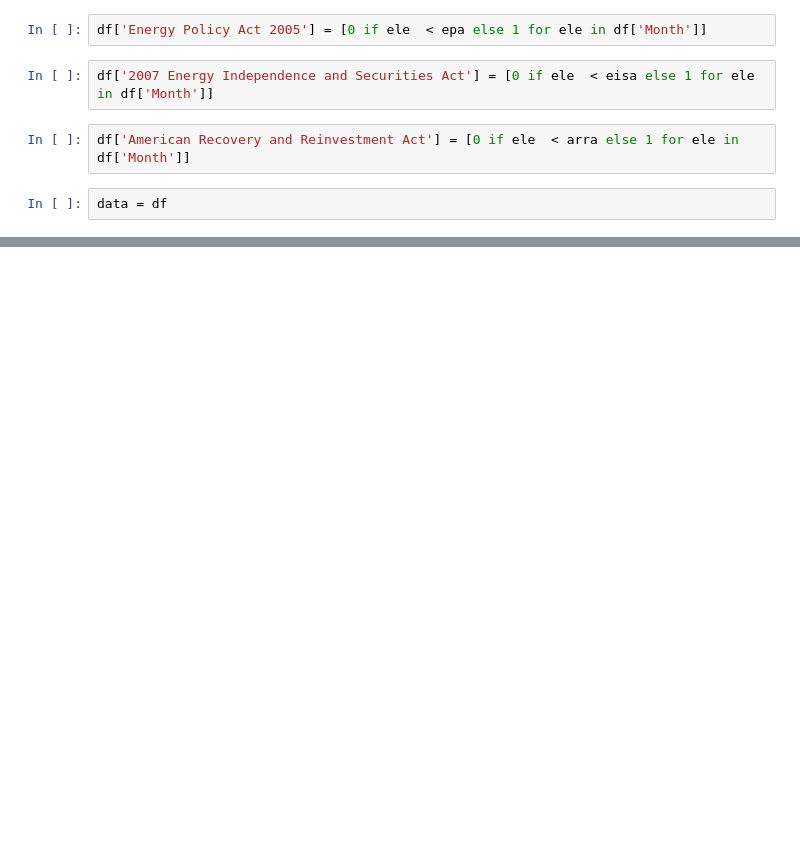
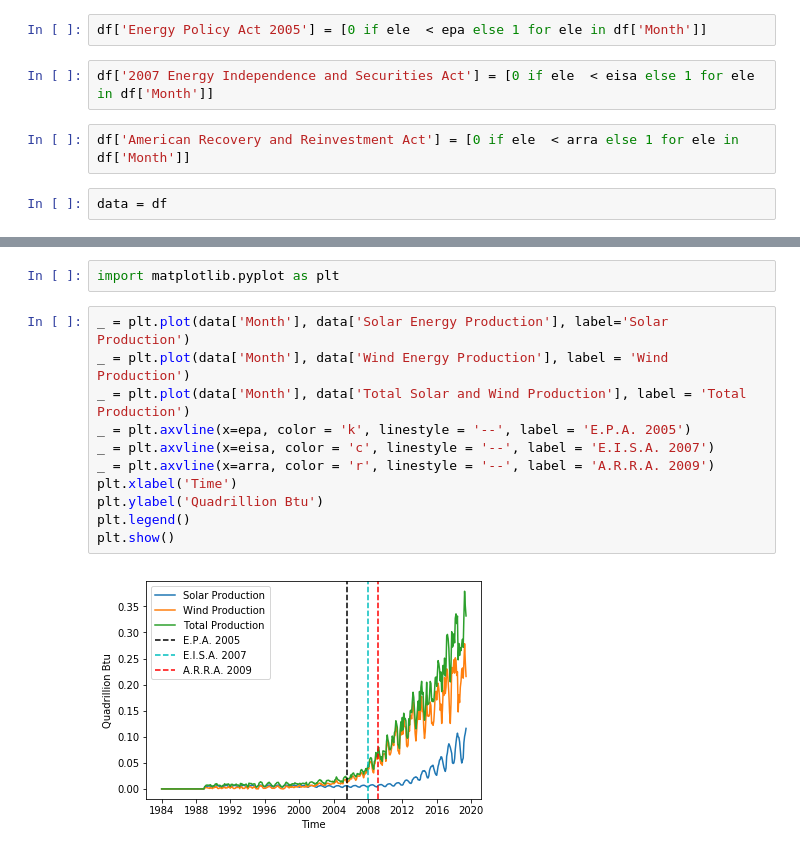
Before and after one commit to BoutrosSami/Springboard, a Jupyter notebook: Data_Wrangling_Capstone_Project.ipynb, the cells around one changed output, grey strips where cells are left out. Saved outputs shown, nothing was run; the diff lists cells and outputs as text; blank space fills up the shorter version.

Commit message:
added graphs

```diff
--- a/Data_Wrangling_Capstone_Project.ipynb
+++ b/Data_Wrangling_Capstone_Project.ipynb
@@ -87 +88,16 @@ American Recovery and Reinvestment Act                        0
 Name: 300, dtype: object
+# %%
+import matplotlib.pyplot as plt
+# %%
+_ = plt.plot(data['Month'], data['Solar Energy Production'], label='Solar Production')
+_ = plt.plot(data['Month'], data['Wind Energy Production'], label = 'Wind Production')
+_ = plt.plot(data['Month'], data['Total Solar and Wind Production'], label = 'Total Production')
+_ = plt.axvline(x=epa, color = 'k', linestyle = '--', label = 'E.P.A. 2005')
+_ = plt.axvline(x=eisa, color = 'c', linestyle = '--', label = 'E.I.S.A. 2007')
+_ = plt.axvline(x=arra, color = 'r', linestyle = '--', label = 'A.R.R.A. 2009')
+plt.xlabel('Time')
+plt.ylabel('Quadrillion Btu')
+plt.legend()
+plt.show()
+# %% [output]
+[figure, added]
```
Also changed, not shown: parts of 11 cells of this notebook.
